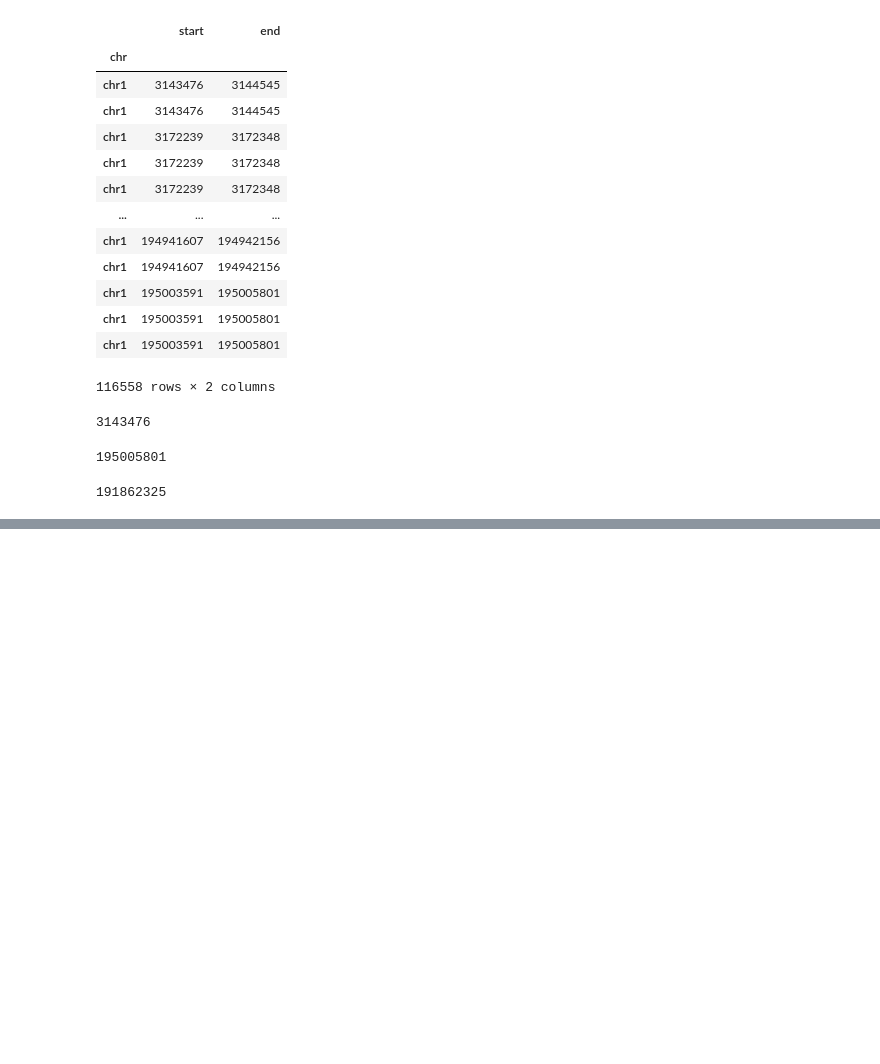
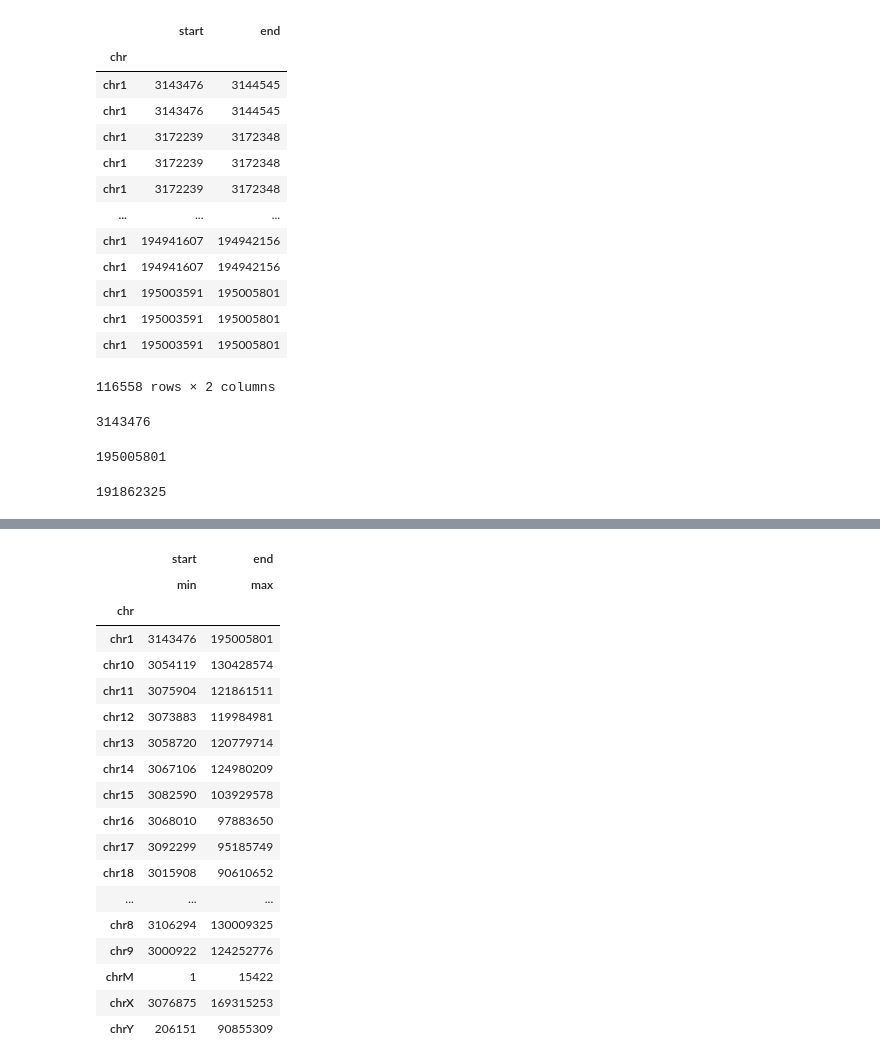
Before and after one commit to mervebduman/GRCm39, a Jupyter notebook: data_exploration.ipynb, the cells around one changed output, grey strips where cells are left out. Drawn from its saved outputs; the diff is of its cells as text; code cells hidden in the pictures; blank space fills up the shorter version.

```diff
--- a/data_exploration.ipynb
+++ b/data_exploration.ipynb
@@ -146,0 +149,3 @@ end
+# %%
+df = pd.read_csv(name, sep="\t", comment='#', header=None, usecols=[0,3,4])
+df.head()
@@ -146,0 +159,3 @@ end
+# %%
+df.columns = ['chr', 'start', 'end']
+df
@@ -146,0 +176,3 @@ end
+# %%
+df = df.set_index('chr').astype(int)
+df
@@ -146,0 +196,23 @@ end
+# %%
+calc = df.groupby(['chr']).agg({'start': ['min'], 'end': ['max']})
+calc
+# %% [output]
+|  | start | end |
+|  | min | max |
+| chr |  |  |
+| chr1 | 3143476 | 195005801 |
+| chr10 | 3054119 | 130428574 |
+| chr11 | 3075904 | 121861511 |
+| chr12 | 3073883 | 119984981 |
+| chr13 | 3058720 | 120779714 |
+| chr14 | 3067106 | 124980209 |
+| chr15 | 3082590 | 103929578 |
+| chr16 | 3068010 | 97883650 |
+| chr17 | 3092299 | 95185749 |
+| chr18 | 3015908 | 90610652 |
+| ... | ... | ... |
+| chr8 | 3106294 | 130009325 |
+| chr9 | 3000922 | 124252776 |
+| chrM | 1 | 15422 |
+| chrX | 3076875 | 169315253 |
+| chrY | 206151 | 90855309 |
```
Also changed, not shown: parts of 10 cells of this notebook.
